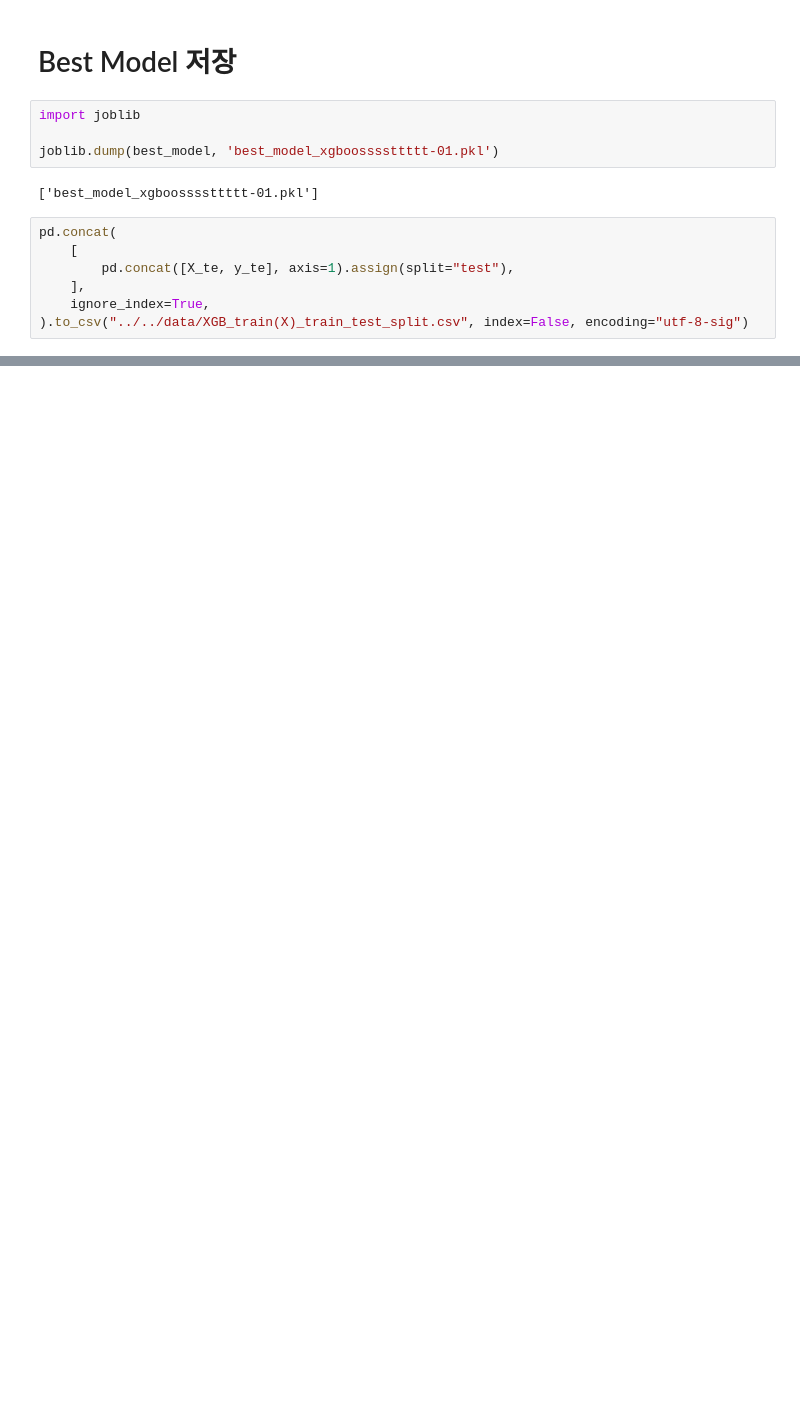
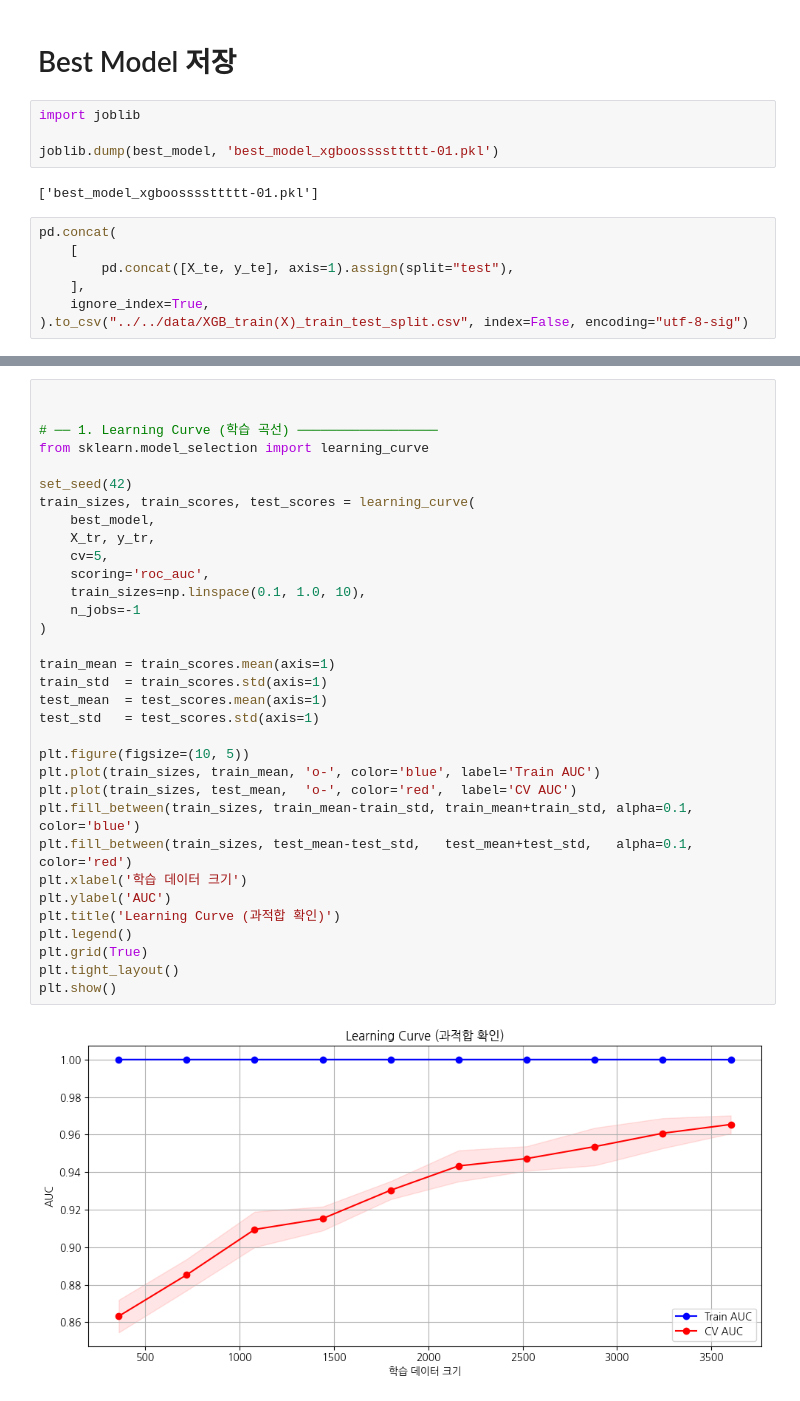
Before and after one commit to SKNETWORKS-FAMILY-AICAMP/SKN27-2nd-4TEAM, a Jupyter notebook: src/modeling/model_pcj.ipynb, the cells around one changed output, grey strips where cells are left out. Cells and saved outputs as stored; diff of their text form; blank space fills up the shorter version.

```diff
--- a/src/modeling/model_pcj.ipynb
+++ b/src/modeling/model_pcj.ipynb
@@ -558,0 +871,35 @@ Satisf: ['Satisfaction_Per_Order']
+# %%
+
+
+# ── 1. Learning Curve (학습 곡선) ──────────────────
+from sklearn.model_selection import learning_curve
+
+set_seed(42)
+train_sizes, train_scores, test_scores = learning_curve(
+    best_model,
+    X_tr, y_tr,
+    cv=5,
+    scoring='roc_auc',
+    train_sizes=np.linspace(0.1, 1.0, 10),
+    n_jobs=-1
+)
+
+train_mean = train_scores.mean(axis=1)
+train_std  = train_scores.std(axis=1)
+test_mean  = test_scores.mean(axis=1)
+test_std   = test_scores.std(axis=1)
+
+plt.figure(figsize=(10, 5))
+plt.plot(train_sizes, train_mean, 'o-', color='blue', label='Train AUC')
+plt.plot(train_sizes, test_mean,  'o-', color='red',  label='CV AUC')
+plt.fill_between(train_sizes, train_mean-train_std, train_mean+train_std, alpha=0.1, color='blue')
+plt.fill_between(train_sizes, test_mean-test_std,   test_mean+test_std,   alpha=0.1, color='red')
+plt.xlabel('학습 데이터 크기')
+plt.ylabel('AUC')
+plt.title('Learning Curve (과적합 확인)')
+plt.legend()
+plt.grid(True)
+plt.tight_layout()
+plt.show()
+# %% [output]
+[figure, added]
```
Also changed, not shown: parts of 34 cells of this notebook, 3 other files.
